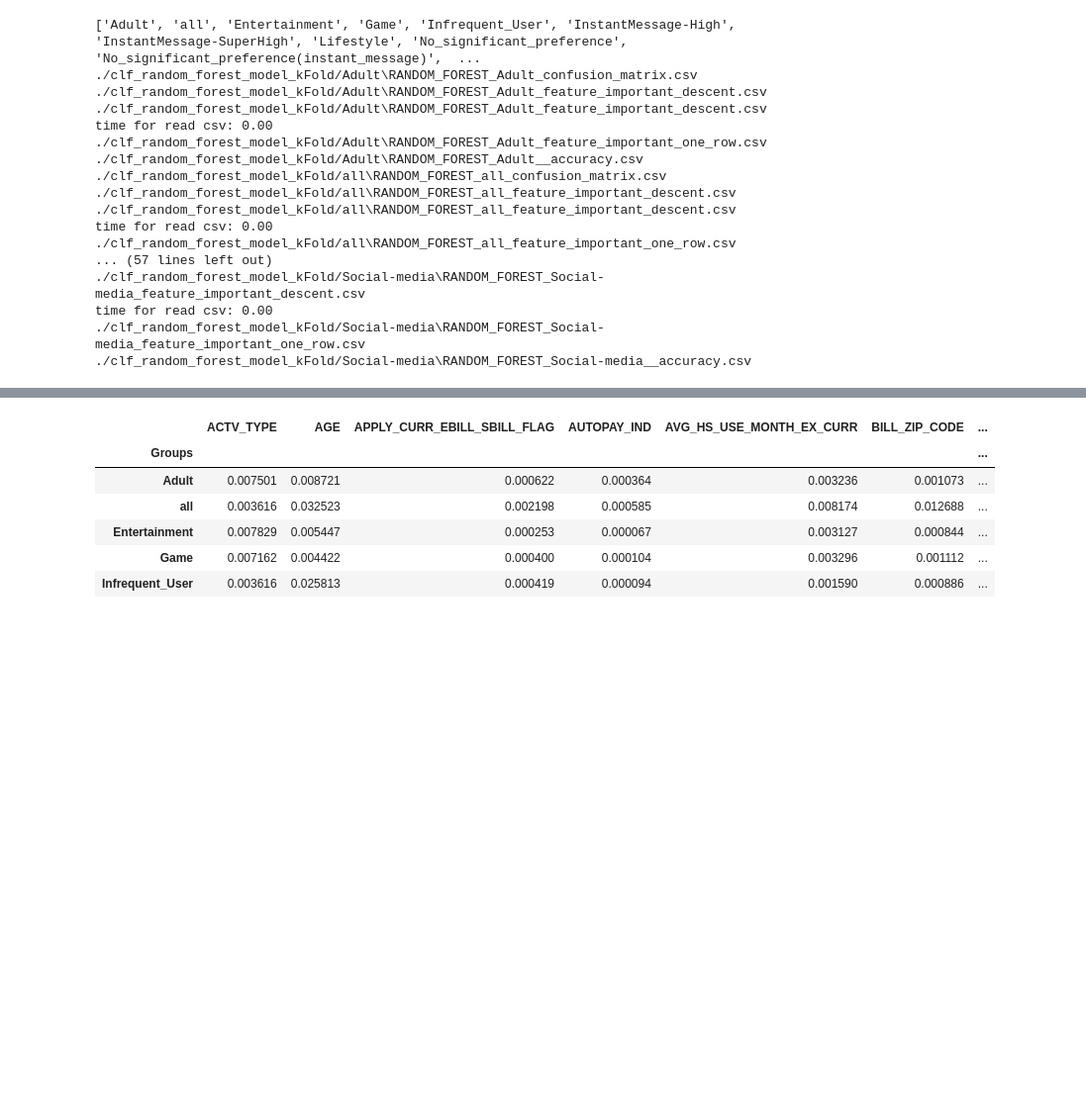
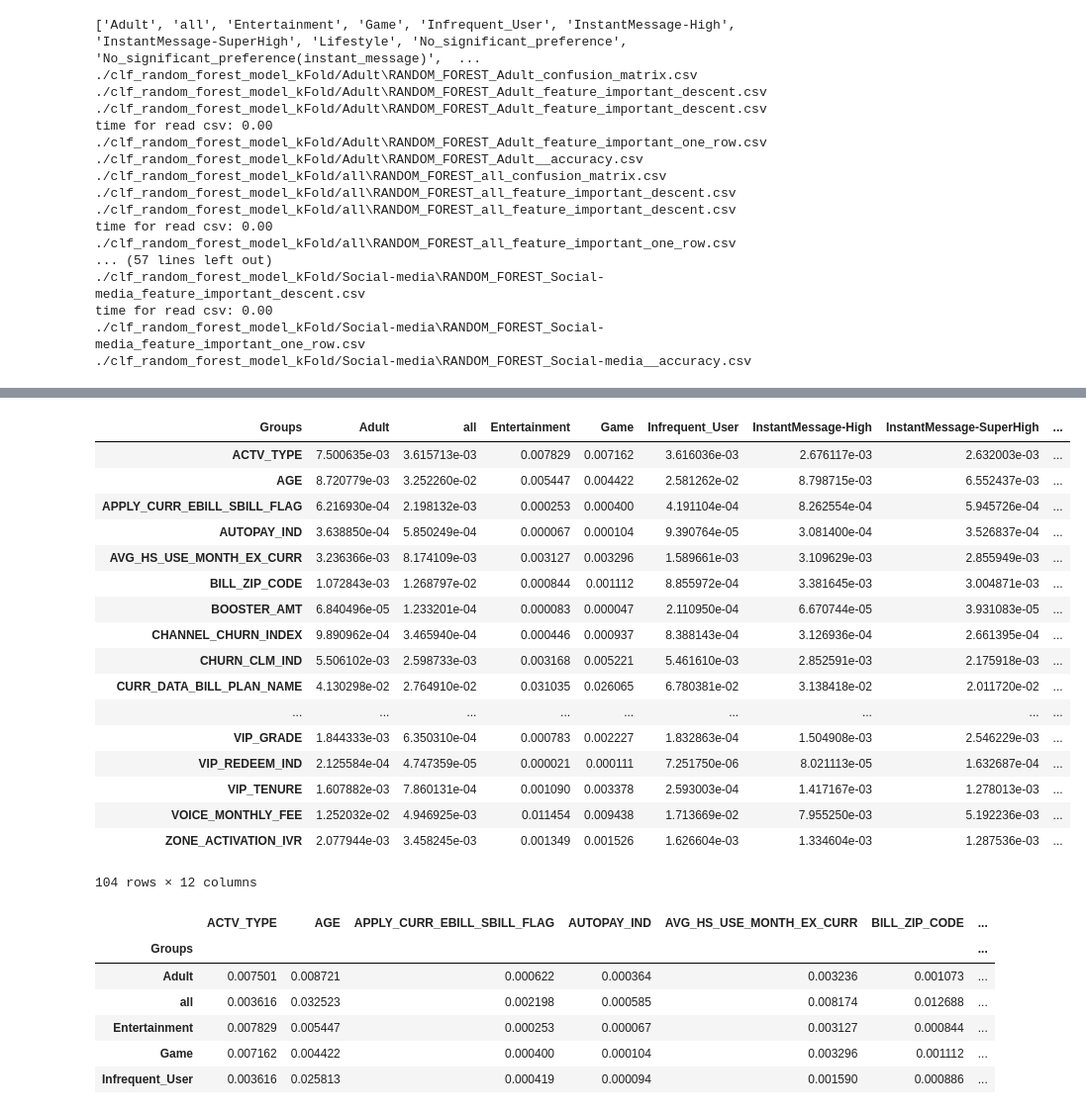
Before and after one commit to xiaosean/preprocess_py, a Jupyter notebook: csv_collect_concat.ipynb, the cells around one changed output, grey strips where cells are left out. Shown: that part at 99% size. Drawn from its saved outputs; the diff is of its cells as text; code cells hidden in the pictures; blank space fills up the shorter version.

```diff
--- a/csv_collect_concat.ipynb
+++ b/csv_collect_concat.ipynb
@@ -112,6 +112,27 @@ Index(['ACTV_TYPE', 'AGE', 'APPLY_CURR_EBILL_SBILL_FLAG', 'AUTOPAY_IND',
 time for read csv: 0.00
 105
 ./clf_random_forest_model_kFold/Social-media\RANDOM_FOREST_Social-media__accuracy.csv
+# %%
+df.transpose()
+# %% [output]
+| Groups | Adult | all | Entertainment | Game | Infrequent_User | InstantMessage-High | InstantMessage-SuperHigh | ... |
+| ACTV_TYPE | 7.500635e-03 | 3.615713e-03 | 0.007829 | 0.007162 | 3.616036e-03 | 2.676117e-03 | 2.632003e-03 | ... |
+| AGE | 8.720779e-03 | 3.252260e-02 | 0.005447 | 0.004422 | 2.581262e-02 | 8.798715e-03 | 6.552437e-03 | ... |
+| APPLY_CURR_EBILL_SBILL_FLAG | 6.216930e-04 | 2.198132e-03 | 0.000253 | 0.000400 | 4.191104e-04 | 8.262554e-04 | 5.945726e-04 | ... |
+| AUTOPAY_IND | 3.638850e-04 | 5.850249e-04 | 0.000067 | 0.000104 | 9.390764e-05 | 3.081400e-04 | 3.526837e-04 | ... |
+| AVG_HS_USE_MONTH_EX_CURR | 3.236366e-03 | 8.174109e-03 | 0.003127 | 0.003296 | 1.589661e-03 | 3.109629e-03 | 2.855949e-03 | ... |
+| BILL_ZIP_CODE | 1.072843e-03 | 1.268797e-02 | 0.000844 | 0.001112 | 8.855972e-04 | 3.381645e-03 | 3.004871e-03 | ... |
+| BOOSTER_AMT | 6.840496e-05 | 1.233201e-04 | 0.000083 | 0.000047 | 2.110950e-04 | 6.670744e-05 | 3.931083e-05 | ... |
+| CHANNEL_CHURN_INDEX | 9.890962e-04 | 3.465940e-04 | 0.000446 | 0.000937 | 8.388143e-04 | 3.126936e-04 | 2.661395e-04 | ... |
+| CHURN_CLM_IND | 5.506102e-03 | 2.598733e-03 | 0.003168 | 0.005221 | 5.461610e-03 | 2.852591e-03 | 2.175918e-03 | ... |
+| CURR_DATA_BILL_PLAN_NAME | 4.130298e-02 | 2.764910e-02 | 0.031035 | 0.026065 | 6.780381e-02 | 3.138418e-02 | 2.011720e-02 | ... |
+| ... | ... | ... | ... | ... | ... | ... | ... | ... |
+| VIP_GRADE | 1.844333e-03 | 6.350310e-04 | 0.000783 | 0.002227 | 1.832863e-04 | 1.504908e-03 | 2.546229e-03 | ... |
+| VIP_REDEEM_IND | 2.125584e-04 | 4.747359e-05 | 0.000021 | 0.000111 | 7.251750e-06 | 8.021113e-05 | 1.632687e-04 | ... |
+| VIP_TENURE | 1.607882e-03 | 7.860131e-04 | 0.001090 | 0.003378 | 2.593003e-04 | 1.417167e-03 | 1.278013e-03 | ... |
+| VOICE_MONTHLY_FEE | 1.252032e-02 | 4.946925e-03 | 0.011454 | 0.009438 | 1.713669e-02 | 7.955250e-03 | 5.192236e-03 | ... |
+| ZONE_ACTIVATION_IVR | 2.077944e-03 | 3.458245e-03 | 0.001349 | 0.001526 | 1.626604e-03 | 1.334604e-03 | 1.287536e-03 | ... |
+104 rows × 12 columns
 # %%
 df = df.set_index("Groups")
 # %%
```
Also changed, not shown: parts of 1 cell of this notebook, 5 other files.
